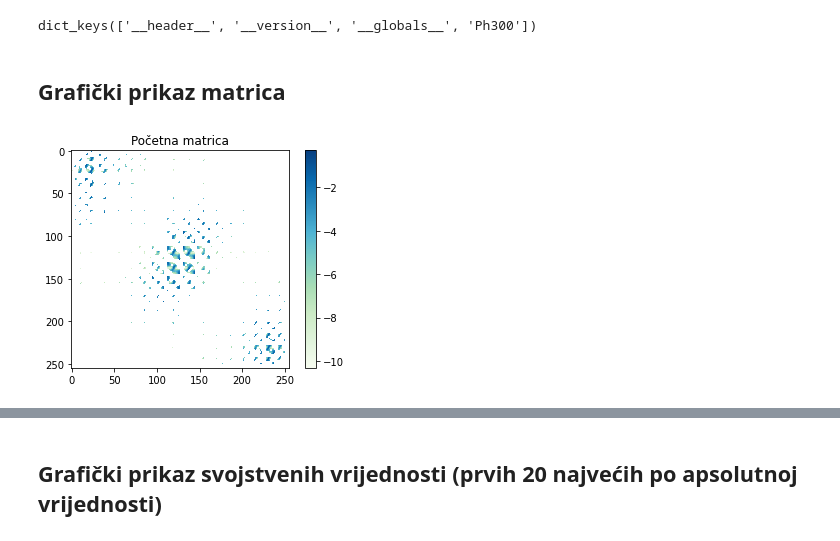
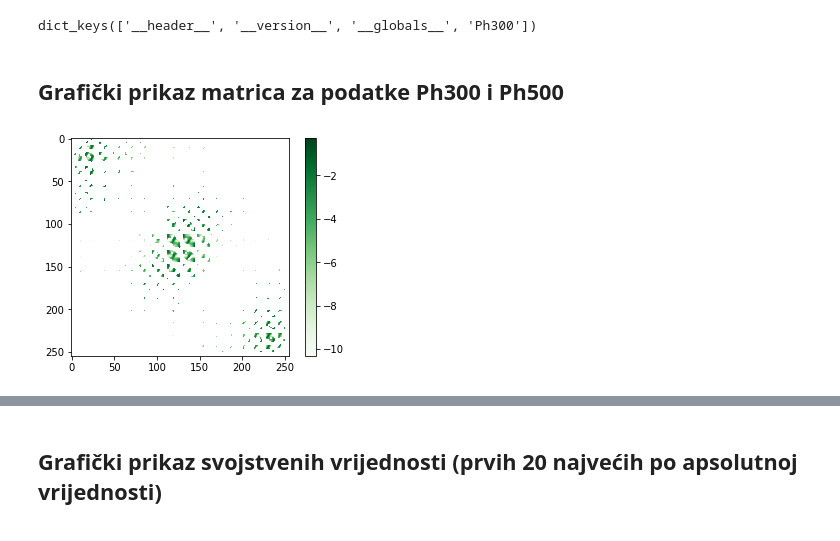
Before and after one commit to MiaRosic/mtmap, a Jupyter notebook: Fah_idioti.ipynb, the cells around one changed output, grey strips where cells are left out. Saved outputs shown, nothing was run; the diff lists cells and outputs as text; code cells hidden in the pictures.

Commit message:
Izrađeno pomoću usluge Colaboratory

```diff
--- a/Fah_idioti.ipynb
+++ b/Fah_idioti.ipynb
@@ -28,22 +30,30 @@ Mounted at /content/drive
 # %% [markdown]
 ##Učitavanje podataka
 # %%
-ulazni_podaci = loadmat("/content/drive/MyDrive/Colab Notebooks/Ph300.mat")
+#MIA
+ulazni_podaci3 = loadmat("/content/drive/MyDrive/Colab Notebooks/Ph300.mat")
+ulazni_podaci5 = loadmat("/content/drive/MyDrive/Colab Notebooks/Ph500.mat")
 
-print (ulazni_podaci.keys()) # zadnji u rječniku je Ph300 i to koristimo za daljnje učitavanje
+#LARA
+#ulazni_podaci3 = loadmat("/content/drive/My Drive/MTMAP/Ph300.mat")
+#ulazni_podaci5 = loadmat("/content/drive/My Drive/MTMAP/Ph500.mat")
 
-Ph = ulazni_podaci['Ph300']
-ph=Ph.toarray()
-data = pd.DataFrame(ph)
+print (ulazni_podaci3.keys()) # zadnji u rječniku je Ph300 i to koristimo za daljnje učitavanje
+
+Ph3 = ulazni_podaci3['Ph300']
+ph3=Ph3.toarray()
+data3 = pd.DataFrame(ph3)
+Ph5 = ulazni_podaci5['Ph500']
+ph5=Ph5.toarray()
+data5 = pd.DataFrame(ph5)
 # %% [output]
 dict_keys(['__header__', '__version__', '__globals__', 'Ph300'])
 # %% [markdown]
-## Grafički prikaz matrica
+## Grafički prikaz matrica za podatke Ph300 i Ph500
 # %%
-plt.imshow(np.log(data), cmap=plt.cm.get_cmap('GnBu'))
-plt.title('Početna matrica')
+plt.imshow(np.log(data3), cmap=plt.cm.get_cmap('Greens'))
+#plt.title('Ph300')
 plt.colorbar()
-#plt.clim(-1, 1)
 plt.show()
 # %% [output]
-[figure, old version]
+[figure, new version]
```
Also changed, not shown: parts of 41 cells of this notebook.
